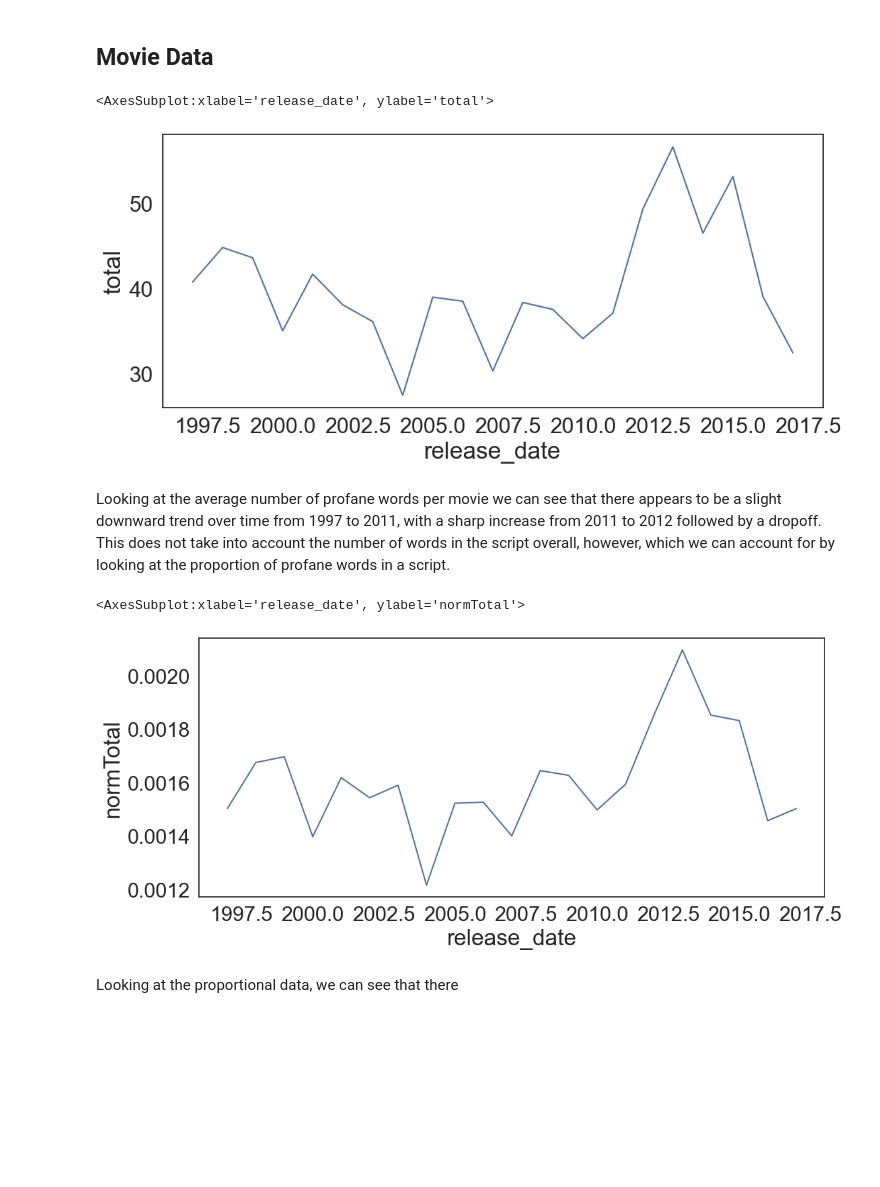
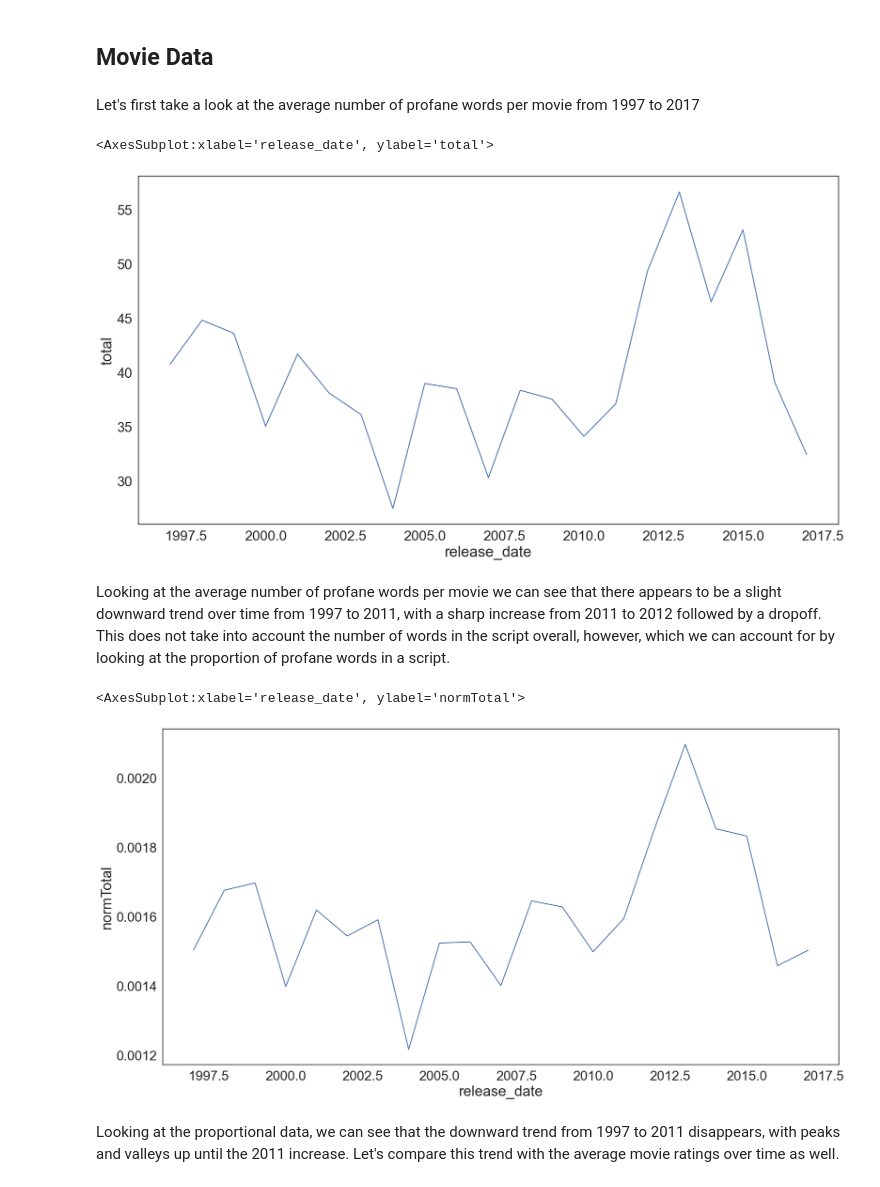
Before and after one commit to ima-quack/COGS108_ProfanityResearch, a Jupyter notebook: EDACheckpointGroup_039-Wi23.ipynb, the cells around one changed output. Drawn from its saved outputs; the diff is of its cells as text; code cells hidden in the pictures; blank space fills up the shorter version.

```diff
--- a/EDACheckpointGroup_039-Wi23.ipynb
+++ b/EDACheckpointGroup_039-Wi23.ipynb
@@ -28,12 +28,17 @@ import matplotlib as mpl
 import matplotlib.pyplot as plt
 import matplotlib.style as style
 # set plotting size parameter
-plt.rcParams['figure.figsize'] = (12, 5)
+plt.rcParams['figure.figsize'] = (20, 10)
 
 #import stat models
-from sklearn import svm
 import statsmodels.api as sm
-import statsmodels.formula.api as smf
+from scipy.stats import spearmanr
+from scipy.stats import pearsonr
+from statsmodels.tsa.stattools import adfuller
+from statsmodels.tsa.seasonal import seasonal_decompose
+from sklearn.model_selection import train_test_split
+from sklearn.neighbors import KNeighborsClassifier
+from statsmodels.tsa.arima.model import ARIMA
 # %% [markdown]
 # Data Cleaning
 # %% [markdown]
@@ -168,20 +180,22 @@ dfTotal['normTotal'] = dfTotal['total']/dfTotal['script_size']
 dfPredict = dfTotal.drop([254])
+# %% [markdown]
+Let's first take a look at the average number of profane words per movie from 1997 to 2017
 # %%
 swearCountsMean = pd.DataFrame(dfTotal.groupby('release_date').mean()['total'])
 sns.lineplot(data = swearCountsMean, x = "release_date", y = "total")
 # %% [output]
 <AxesSubplot:xlabel='release_date', ylabel='total'>
-[figure, old version]
+[figure, new version]
 # %% [markdown]
 Looking at the average number of profane words per movie we can see that there appears to be a slight downward trend over time from 1997 to 2011, with a sharp increase from 2011 to 2012 followed by a dropoff. This does not take into account the number of words in the script overall, however, which we can account for by looking at the proportion of profane words in a script.
 # %%
-swearCountsMean = pd.DataFrame(dfTotal.groupby('release_date').mean()['normTotal'])
-sns.lineplot(data = swearCountsMean, x = "release_date", y = "normTotal")
+percentCountsMean = pd.DataFrame(dfTotal.groupby('release_date').mean()['normTotal'])
+sns.lineplot(data = percentCountsMean, x = "release_date", y = "normTotal")
 # %% [output]
 <AxesSubplot:xlabel='release_date', ylabel='normTotal'>
-[figure, old version]
+[figure, new version]
-# %% [markdown]
-Looking at the proportional data, we can see that there
+# %% [markdown]
+Looking at the proportional data, we can see that the downward trend from 1997 to 2011 disappears, with peaks and valleys up until the 2011 increase. Let's compare this trend with the average movie ratings over time as well.
 # %%
 ratingsCountsMean = pd.DataFrame(dfTotal.groupby('release_date').mean()['rating'])
 sns.lineplot(data = ratingsCountsMean, x = "release_date", y = "rating")
```
Also changed, not shown: parts of 43 cells of this notebook.
